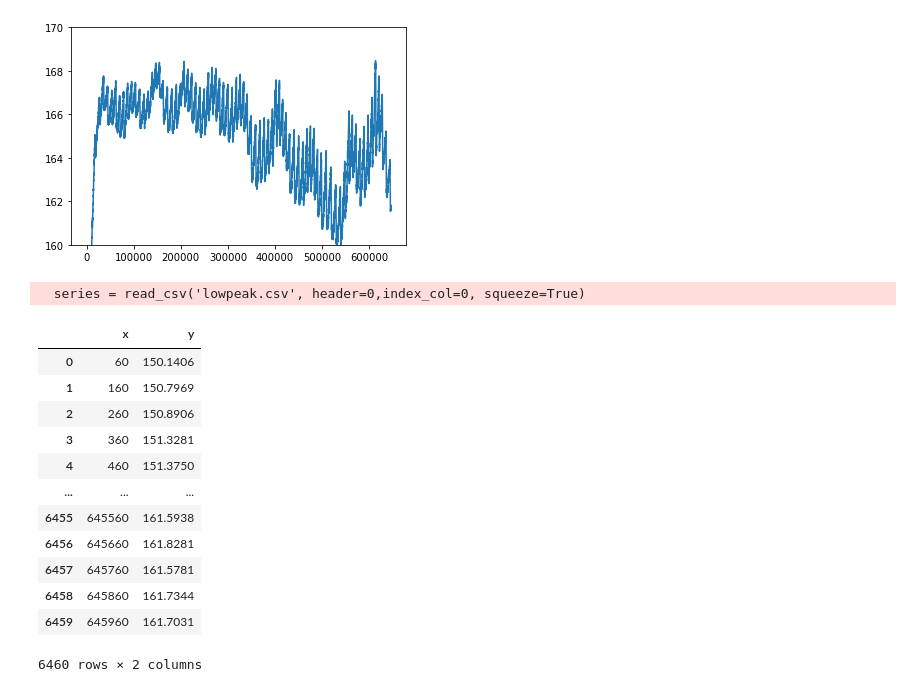
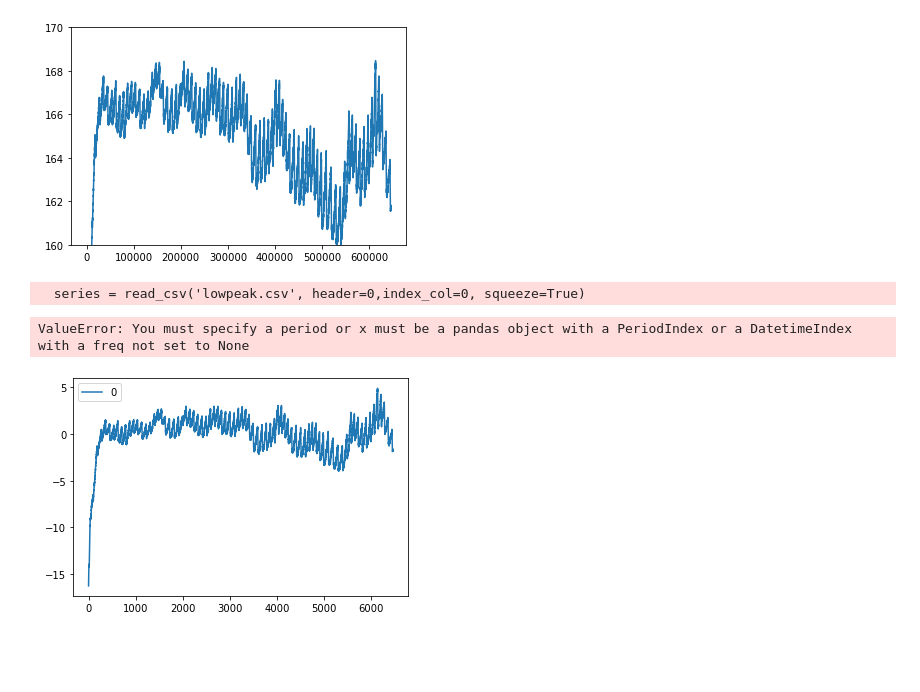
Before and after one commit to Zehao-x/diabetes_classification, a Jupyter notebook: glucose detection.ipynb, the cells around one changed output. Drawn from its saved outputs; the diff is of its cells as text; code cells hidden in the pictures; blank space fills up the shorter version.

```diff
--- a/glucose detection.ipynb
+++ b/glucose detection.ipynb
@@ -52,30 +52,32 @@ array([150.1406, 150.7969, 150.8906, ..., 161.5781, 161.7344, 161.7031])
 # %%
 from matplotlib import pyplot
 from pandas import read_csv
 from pandas import datetime
 import pandas as pd
-
+from scipy import signal
 
 # detrend the low_peak series
 data_dict = {'x': peaks,
              'y': low_peak
 }
 data_dict
 data = pd.DataFrame(data_dict)
 data.to_csv("lowpeak.csv")
 series = read_csv('lowpeak.csv', header=0,index_col=0, squeeze=True)
+
+#remove linear trend
+detrended = signal.detrend(series.y)
+detrended_df = pd.DataFrame(detrended)
+detrended_df.plot()
+
+#remove seasonal trend
+from statsmodels.tsa.seasonal import seasonal_decompose
+res = seasonal_decompose(series.y, model='multiplicative', extrapolate_trend='freq')
+detrended = series.y.values - res.trend
+
+detrended_df = pd.DataFrame(detrended)
+detrended_df.plot()
 # %% [output]
   series = read_csv('lowpeak.csv', header=0,index_col=0, squeeze=True)
-|  | x | y |
-| 0 | 60 | 150.1406 |
-| 1 | 160 | 150.7969 |
-| 2 | 260 | 150.8906 |
-| 3 | 360 | 151.3281 |
-| 4 | 460 | 151.3750 |
-| ... | ... | ... |
-| 6455 | 645560 | 161.5938 |
-| 6456 | 645660 | 161.8281 |
-| 6457 | 645760 | 161.5781 |
-| 6458 | 645860 | 161.7344 |
-| 6459 | 645960 | 161.7031 |
-6460 rows × 2 columns
+ValueError: You must specify a period or x must be a pandas object with a PeriodIndex or a DatetimeIndex with a freq not set to None
+[figure, added]
```
